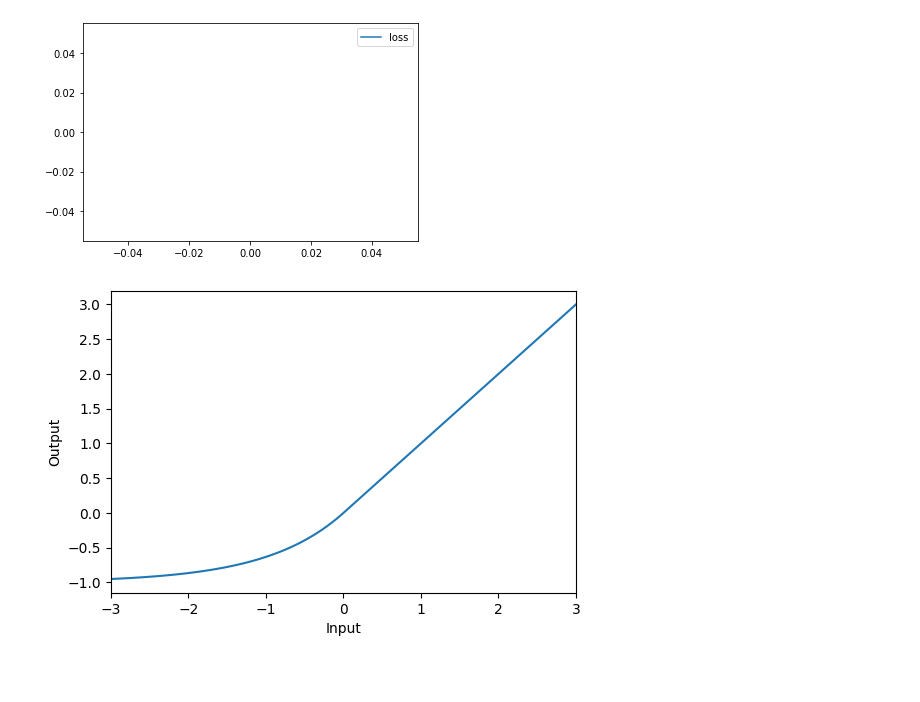
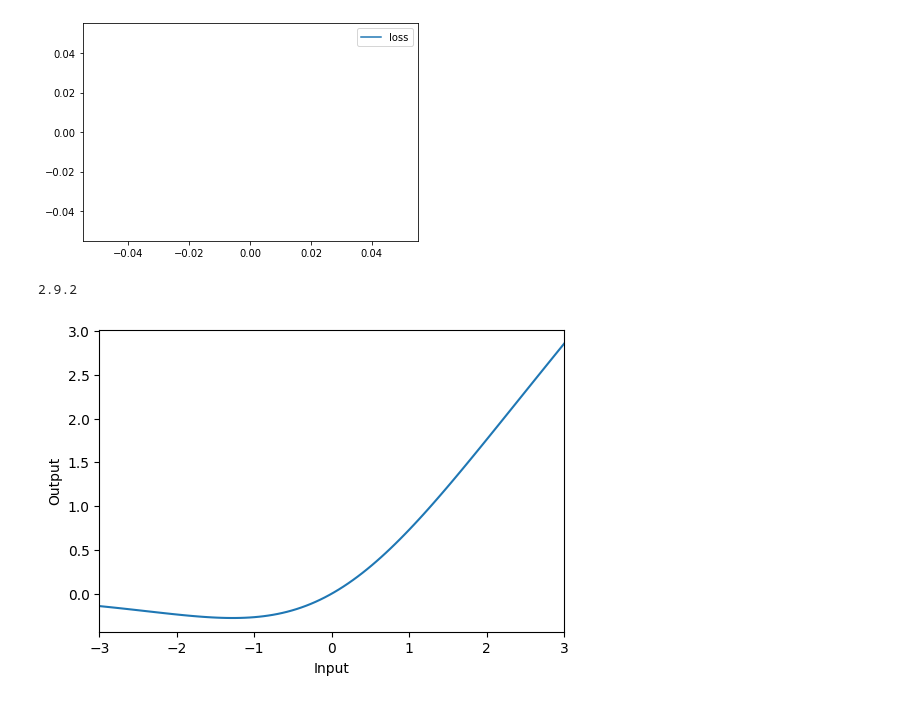
Before and after one commit to cjkepinsky/machine_learning_OLD, a Jupyter notebook: kaggle_iris/keras/4. selecting_model.ipynb, the cells around one changed output. Saved outputs shown, nothing was run; the diff lists cells and outputs as text; code cells hidden in the pictures; blank space fills up the shorter version.

```diff
--- a/kaggle_iris/keras/4. selecting_model.ipynb
+++ b/kaggle_iris/keras/4. selecting_model.ipynb
@@ -96,19 +142,24 @@ history_df.loc[10:, ['loss']].plot();
 [figure]
 # %%
 # Change 'relu' to 'elu', 'selu', 'swish'... or something else
+# How different activation functions look like
+
 import tensorflow as tf
 import matplotlib.pyplot as plt
 
-activation_layer = layers.Activation('elu')
+print(tf.__version__)
+
+activation_layer = layers.Activation('swish')
 
 x = tf.linspace(-3.0, 3.0, 100)
 y = activation_layer(x) # once created, a layer is callable just like a function
 
 plt.figure(dpi=100)
 plt.plot(x, y)
 plt.xlim(-3, 3)
 plt.xlabel("Input")
 plt.ylabel("Output")
 plt.show()
 # %% [output]
+2.9.2
-[figure, old version]
+[figure, new version]
```
Also changed, not shown: parts of 4 cells of this notebook, 5 other files.
